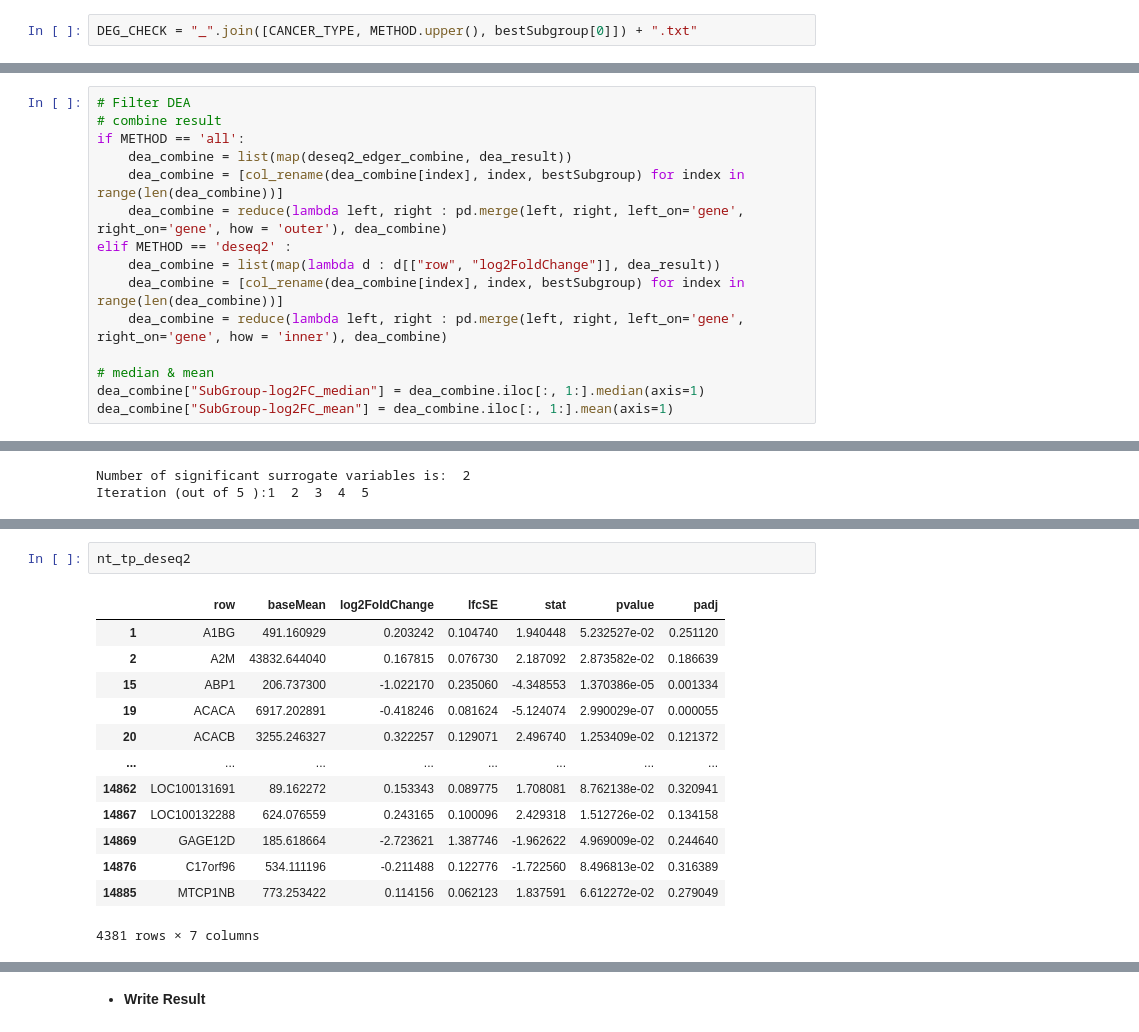
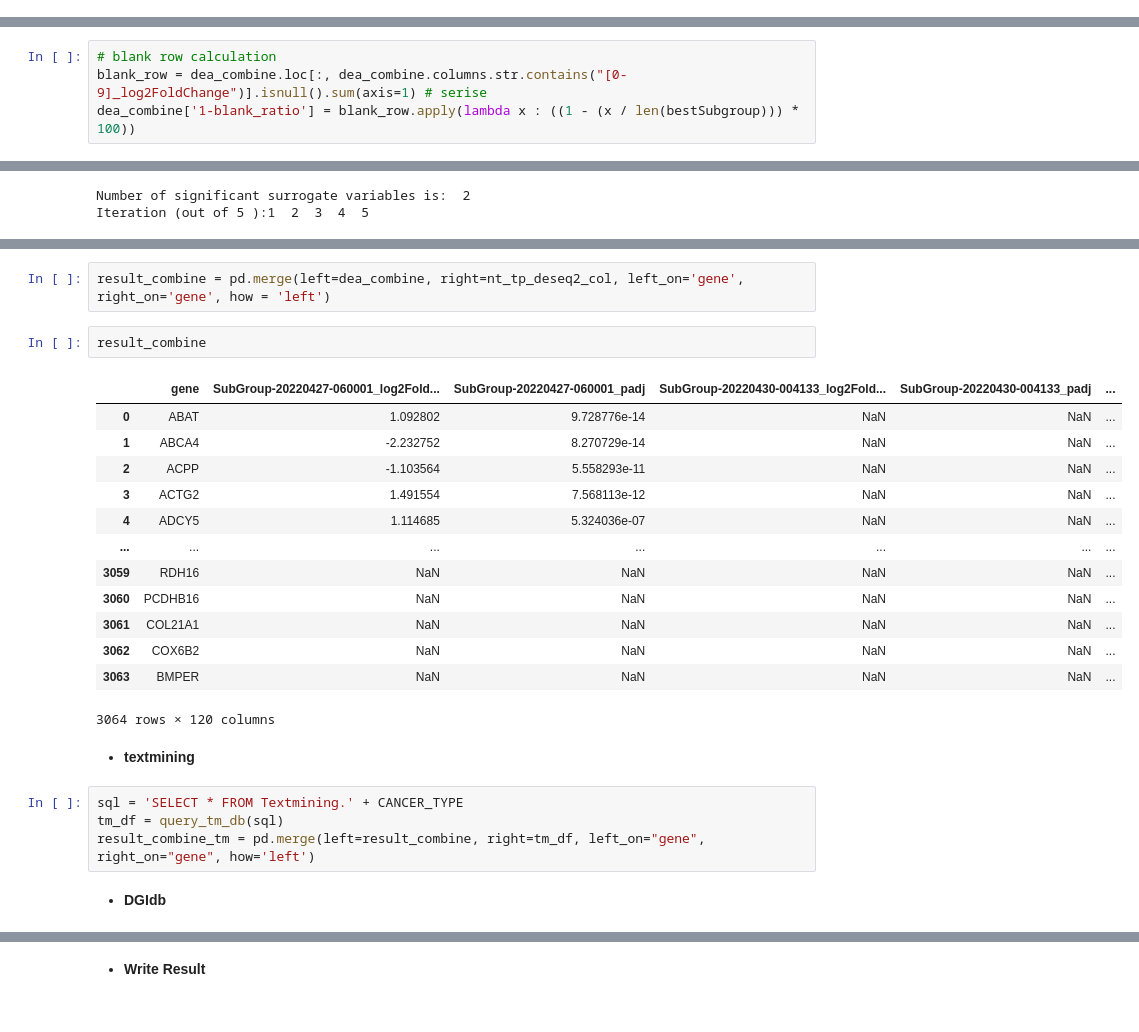
Before and after one commit to Jin0331/Multi-omics-intergration, a Jupyter notebook: src/legacy/Multi-omics-integration-analysis.ipynb, the cells around one changed output, grey strips where cells are left out. Saved outputs shown, nothing was run; the diff lists cells and outputs as text.

Commit message:
DGIdb API update 및 결과 파일에 column 추가

```diff
--- a/src/legacy/Multi-omics-integration-analysis.ipynb
+++ b/src/legacy/Multi-omics-integration-analysis.ipynb
@@ -70,5 +70,3 @@ bestSubgroup = group_score.FILENAME.to_list()
 if len(bestSubgroup) > 100:
     random.seed(331)
     bestSubgroup = random.sample(bestSubgroup, k=100)
-# %%
-DEG_CHECK = "_".join([CANCER_TYPE, METHOD.upper(), bestSubgroup[0]]) + ".txt"
@@ -97,15 +72,0 @@ for best_group in bestSubgroup:
-# %%
-# Filter DEA
-# combine result
-if METHOD == 'all':
-    dea_combine = list(map(deseq2_edger_combine, dea_result))
-    dea_combine = [col_rename(dea_combine[index], index, bestSubgroup) for index in range(len(dea_combine))]
-    dea_combine = reduce(lambda left, right : pd.merge(left, right, left_on='gene', right_on='gene', how = 'outer'), dea_combine)
-elif METHOD == 'deseq2' :
-    dea_combine = list(map(lambda d : d[["row", "log2FoldChange"]], dea_result))
-    dea_combine = [col_rename(dea_combine[index], index, bestSubgroup) for index in range(len(dea_combine))]
-    dea_combine = reduce(lambda left, right : pd.merge(left, right, left_on='gene', right_on='gene', how = 'inner'), dea_combine)
-
-# median & mean
-dea_combine["SubGroup-log2FC_median"] = dea_combine.iloc[:, 1:].median(axis=1)
-dea_combine["SubGroup-log2FC_mean"] = dea_combine.iloc[:, 1:].mean(axis=1)
@@ -112,3 +121,7 @@ dea_combine["SubGroup-log2FC_mean"] = dea_combine.iloc[:, 1:].mean(axis=1)
+# %%
+# blank row calculation
+blank_row = dea_combine.loc[:, dea_combine.columns.str.contains("[0-9]_log2FoldChange")].isnull().sum(axis=1) # serise
+dea_combine['1-blank_ratio'] = blank_row.apply(lambda x : ((1 - (x / len(bestSubgroup))) * 100))
 # %% [markdown]
 * **NT vs TP DEA(Deseq2)**
 # %%
@@ -155,16 +136,26 @@ nt_tp_deseq2
-# %%
-nt_tp_deseq2
-# %% [output]
-|  | row | baseMean | log2FoldChange | lfcSE | stat | pvalue | padj |
-| 1 | A1BG | 491.160929 | 0.203242 | 0.104740 | 1.940448 | 5.232527e-02 | 0.251120 |
-| 2 | A2M | 43832.644040 | 0.167815 | 0.076730 | 2.187092 | 2.873582e-02 | 0.186639 |
-| 15 | ABP1 | 206.737300 | -1.022170 | 0.235060 | -4.348553 | 1.370386e-05 | 0.001334 |
-| 19 | ACACA | 6917.202891 | -0.418246 | 0.081624 | -5.124074 | 2.990029e-07 | 0.000055 |
-| 20 | ACACB | 3255.246327 | 0.322257 | 0.129071 | 2.496740 | 1.253409e-02 | 0.121372 |
-| ... | ... | ... | ... | ... | ... | ... | ... |
-| 14862 | LOC100131691 | 89.162272 | 0.153343 | 0.089775 | 1.708081 | 8.762138e-02 | 0.320941 |
-| 14867 | LOC100132288 | 624.076559 | 0.243165 | 0.100096 | 2.429318 | 1.512726e-02 | 0.134158 |
-| 14869 | GAGE12D | 185.618664 | -2.723621 | 1.387746 | -1.962622 | 4.969009e-02 | 0.244640 |
-| 14876 | C17orf96 | 534.111196 | -0.211488 | 0.122776 | -1.722560 | 8.496813e-02 | 0.316389 |
-| 14885 | MTCP1NB | 773.253422 | 0.114156 | 0.062123 | 1.837591 | 6.612272e-02 | 0.279049 |
-4381 rows × 7 columns
+# %%
+result_combine = pd.merge(left=dea_combine, right=nt_tp_deseq2_col, left_on='gene', right_on='gene', how = 'left')
+# %%
+result_combine
+# %% [output]
+|  | gene | SubGroup-20220427-060001_log2Fold... | SubGroup-20220427-060001_padj | SubGroup-20220430-004133_log2Fold... | SubGroup-20220430-004133_padj | ... |
+| 0 | ABAT | 1.092802 | 9.728776e-14 | NaN | NaN | ... |
+| 1 | ABCA4 | -2.232752 | 8.270729e-14 | NaN | NaN | ... |
+| 2 | ACPP | -1.103564 | 5.558293e-11 | NaN | NaN | ... |
+| 3 | ACTG2 | 1.491554 | 7.568113e-12 | NaN | NaN | ... |
+| 4 | ADCY5 | 1.114685 | 5.324036e-07 | NaN | NaN | ... |
+| ... | ... | ... | ... | ... | ... | ... |
+| 3059 | RDH16 | NaN | NaN | NaN | NaN | ... |
+| 3060 | PCDHB16 | NaN | NaN | NaN | NaN | ... |
+| 3061 | COL21A1 | NaN | NaN | NaN | NaN | ... |
+| 3062 | COX6B2 | NaN | NaN | NaN | NaN | ... |
+| 3063 | BMPER | NaN | NaN | NaN | NaN | ... |
+3064 rows × 120 columns
+# %% [markdown]
+* **textmining**
+# %%
+sql = 'SELECT * FROM Textmining.' + CANCER_TYPE
+tm_df = query_tm_db(sql)
+result_combine_tm = pd.merge(left=result_combine, right=tm_df, left_on="gene", right_on="gene", how='left')
+# %% [markdown]
+* **DGIdb**
```
Also changed, not shown: parts of 17 cells of this notebook, 4 other files.
